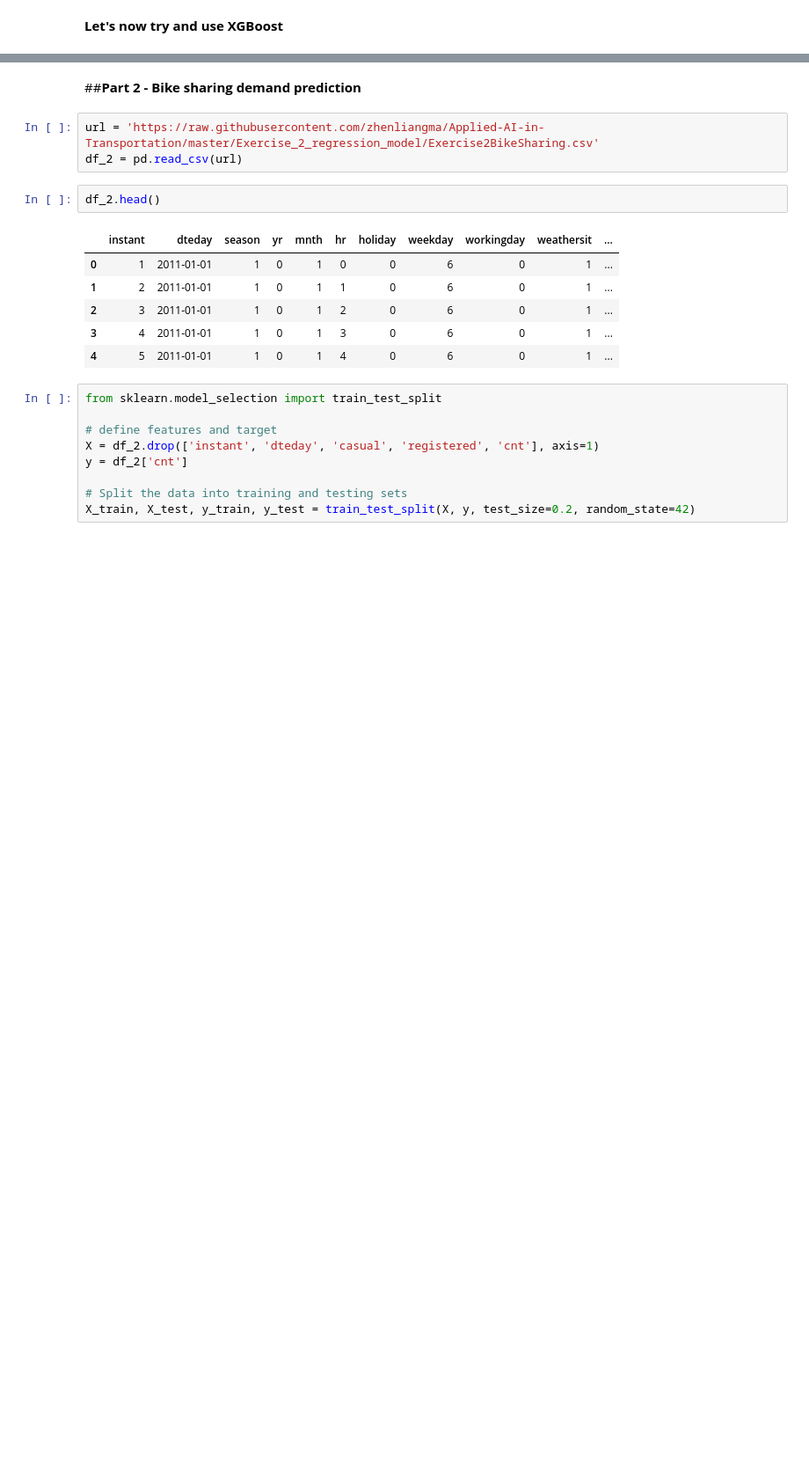
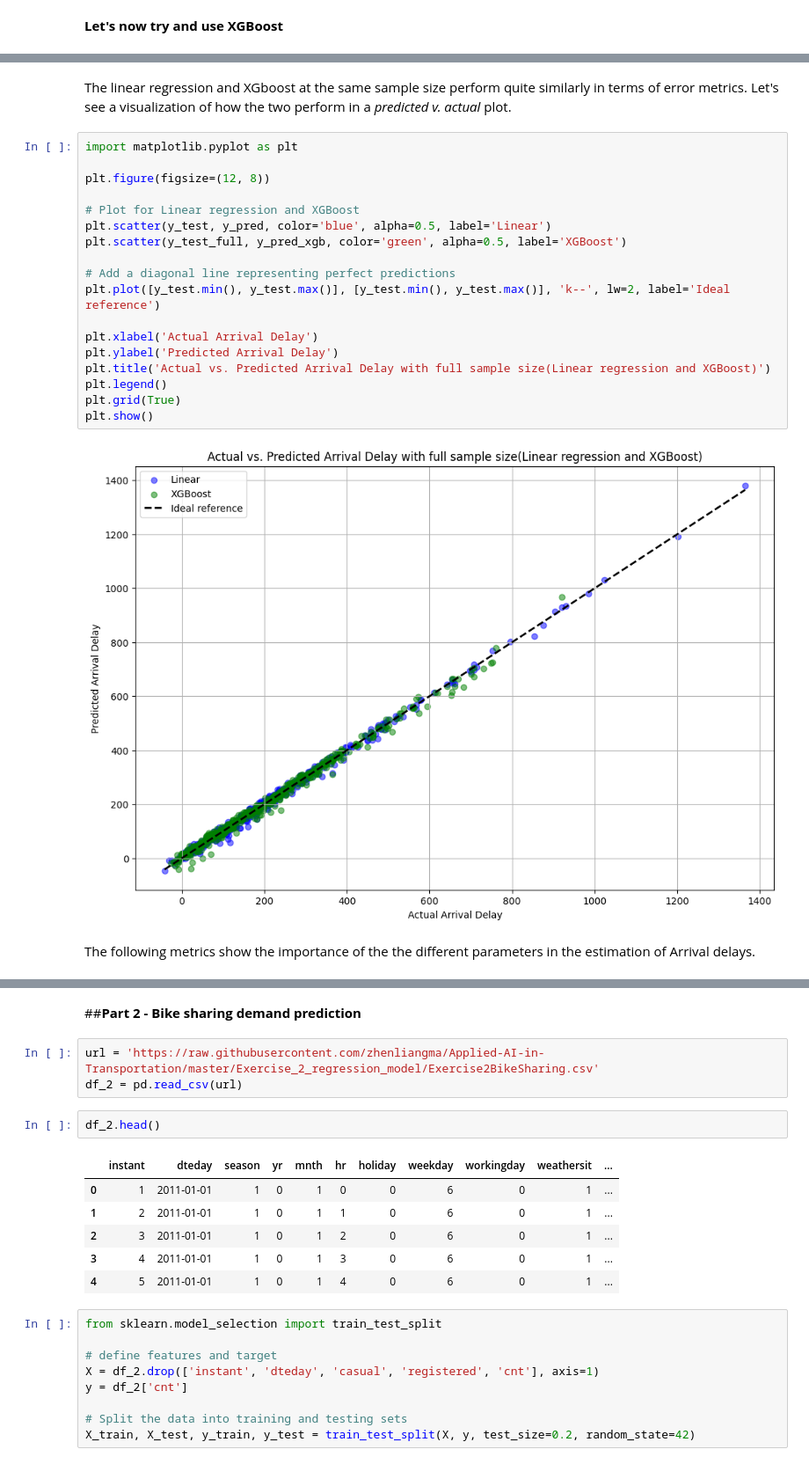
Before and after one commit to Gioalf/AH2179, a Jupyter notebook: Assignment1.ipynb, the cells around one changed output, grey strips where cells are left out. Shown at 88% size. Cells and saved outputs as stored; diff of their text form; blank space fills up the shorter version.

```diff
--- a/Assignment1.ipynb
+++ b/Assignment1.ipynb
@@ -117,0 +135,24 @@ metrics
+# %% [markdown]
+The linear regression and XGboost at the same sample size perform quite similarly in terms of error metrics. Let's see a visualization of how the two perform in a *predicted v. actual* plot.
+# %%
+import matplotlib.pyplot as plt
+
+plt.figure(figsize=(12, 8))
+
+# Plot for Linear regression and XGBoost
+plt.scatter(y_test, y_pred, color='blue', alpha=0.5, label='Linear')
+plt.scatter(y_test_full, y_pred_xgb, color='green', alpha=0.5, label='XGBoost')
+
+# Add a diagonal line representing perfect predictions
+plt.plot([y_test.min(), y_test.max()], [y_test.min(), y_test.max()], 'k--', lw=2, label='Ideal reference')
+
+plt.xlabel('Actual Arrival Delay')
+plt.ylabel('Predicted Arrival Delay')
+plt.title('Actual vs. Predicted Arrival Delay with full sample size(Linear regression and XGBoost)')
+plt.legend()
+plt.grid(True)
+plt.show()
+# %% [output]
+[figure, added]
+# %% [markdown]
+The following metrics show the importance of the the different parameters in the estimation of Arrival delays.
```
Also changed, not shown: parts of 8 cells of this notebook.
